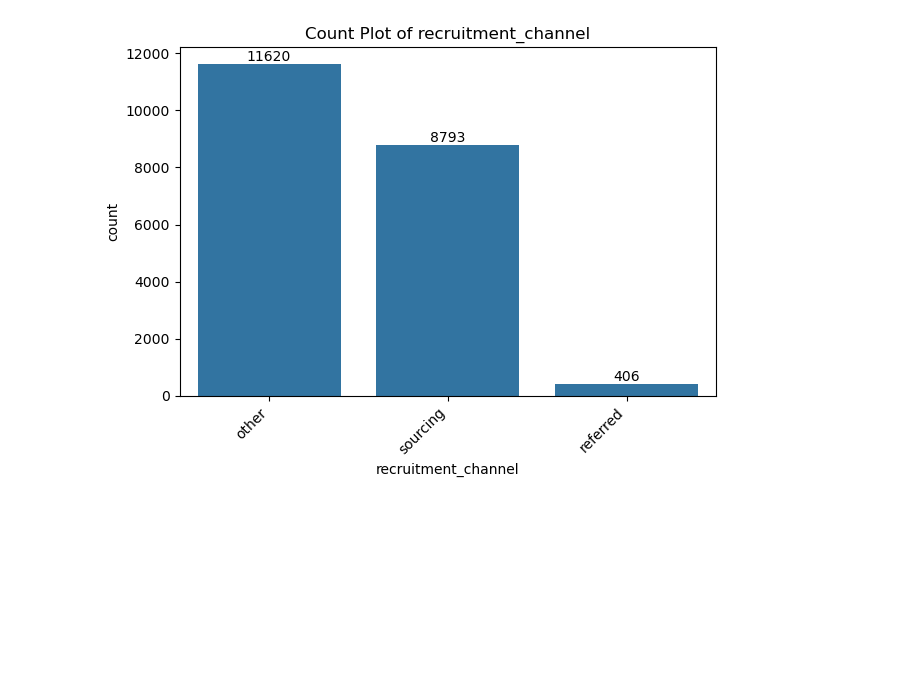
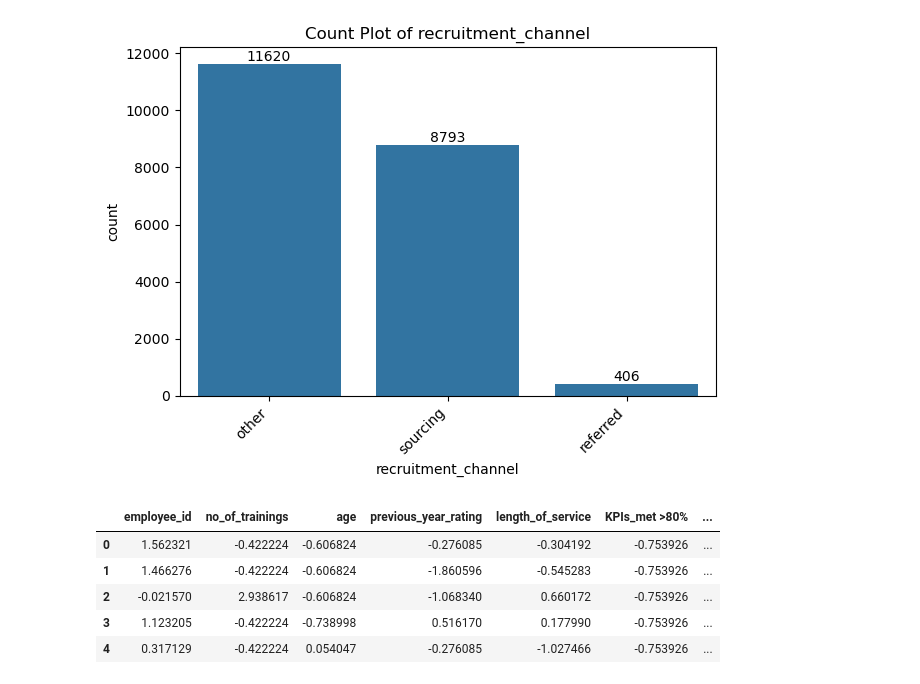
Before and after one commit to potdarniki-himanshu/Predict-Performance-of-Employees, a Jupyter notebook: Predict Performance of Employees.ipynb, the cells around one changed output. Cells and saved outputs as stored; diff of their text form; code cells hidden in the pictures; blank space fills up the shorter version.

```diff
--- a/Predict Performance of Employees.ipynb
+++ b/Predict Performance of Employees.ipynb
@@ -176,0 +187,25 @@ for col in cat_cols:
+# %%
+num_cols = df.select_dtypes(include=['int64', 'float64']).columns
+# %%
+def apply_scalers(data):
+    scalers = {       # Create Scalers Dictionary
+        "StandardScaler": StandardScaler(),
+        "MinMaxScaler": MinMaxScaler(),
+        "MaxAbsScaler": MaxAbsScaler(),
+        "RobustScaler": RobustScaler()
+    }
+    scaled_data = {}
+    for name, scaler in scalers.items():
+        scaled = scaler.fit_transform(data[num_cols]) # Apply Scaling
+        scaled_df = pd.DataFrame(scaled, columns=num_cols) # Convert Back to DataFrame
+        scaled_data[name] = scaled_df # Store Result
+        return scaled_data  # Returns all scaled datasets
+scaled_results = apply_scalers(df)
+scaled_results["StandardScaler"].head() # View StandardScaler result
+# %% [output]
+|  | employee_id | no_of_trainings | age | previous_year_rating | length_of_service | KPIs_met >80% | ... |
+| 0 | 1.562321 | -0.422224 | -0.606824 | -0.276085 | -0.304192 | -0.753926 | ... |
+| 1 | 1.466276 | -0.422224 | -0.606824 | -1.860596 | -0.545283 | -0.753926 | ... |
+| 2 | -0.021570 | 2.938617 | -0.606824 | -1.068340 | 0.660172 | -0.753926 | ... |
+| 3 | 1.123205 | -0.422224 | -0.738998 | 0.516170 | 0.177990 | -0.753926 | ... |
+| 4 | 0.317129 | -0.422224 | 0.054047 | -0.276085 | -1.027466 | -0.753926 | ... |
```
Also changed, not shown: parts of 28 cells of this notebook.
